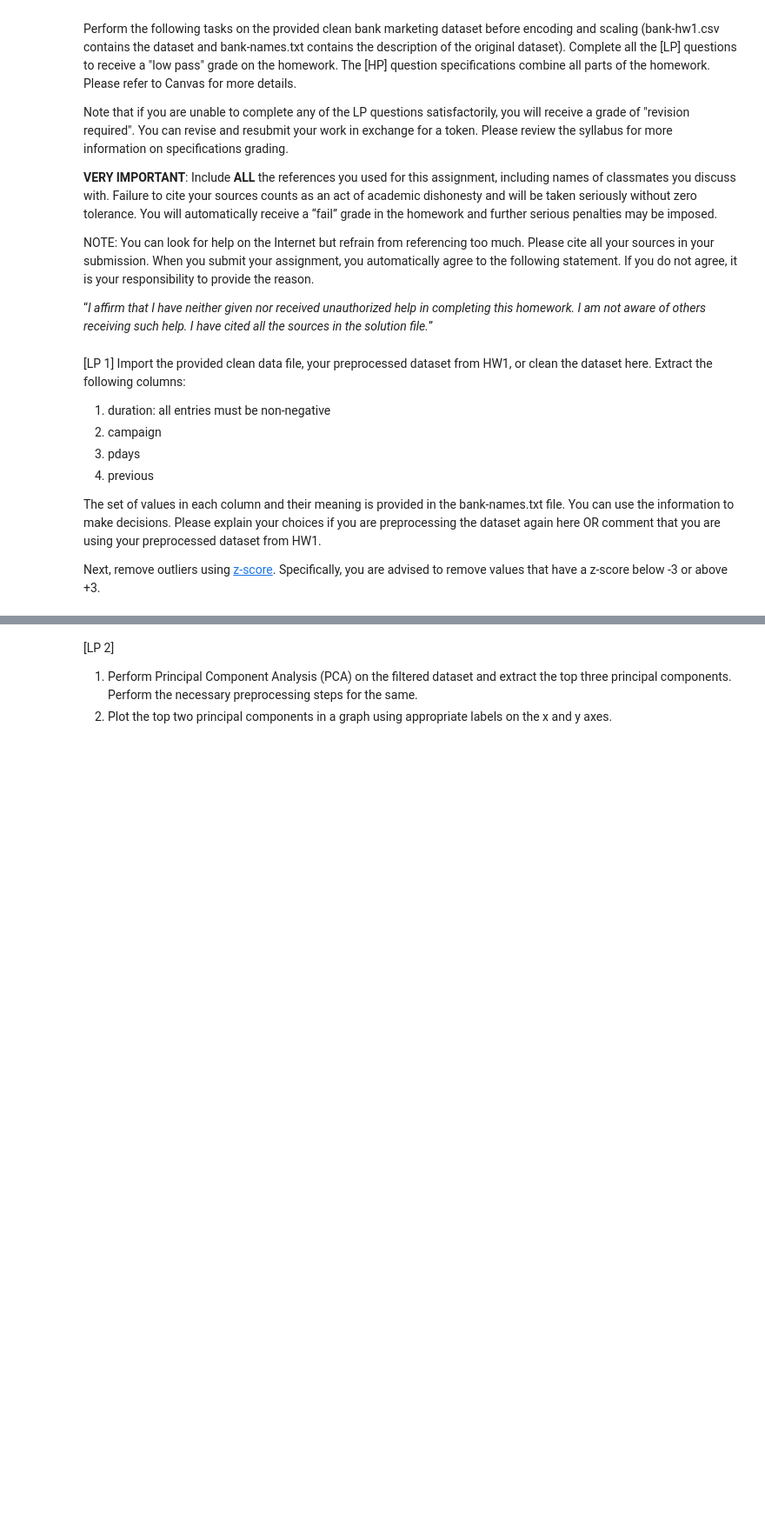
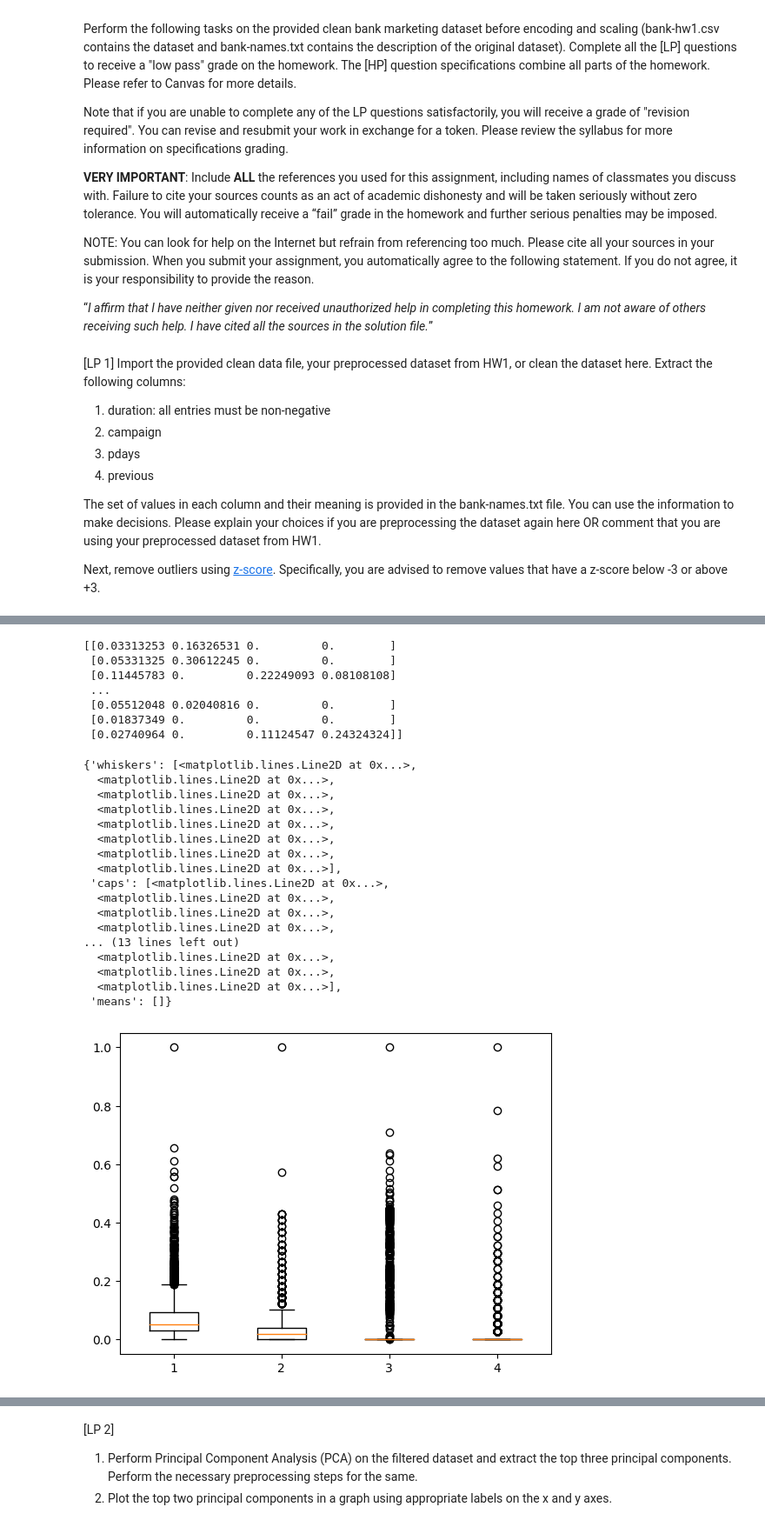
Before and after one commit to ankitajaswal/Cmpe255, a Jupyter notebook: HW2/Part2/HW 2 Part 2 - PCA and Clustering.ipynb, the cells around one changed output, grey strips where cells are left out. Shown at 87% size. Cells and saved outputs as stored; diff of their text form; code cells hidden in the pictures; blank space fills up the shorter version.

```diff
--- a/HW2/Part2/HW 2 Part 2 - PCA and Clustering.ipynb
+++ b/HW2/Part2/HW 2 Part 2 - PCA and Clustering.ipynb
@@ -28,3 +30,7 @@ Next, remove outliers using [z-score](https://docs.scipy.org/doc/scipy/reference
 # %%
 # Your code for LP1 goes here
 # Feel free to add cells below this for LP1
+import pandas as pd
+
+path = "../Part2/bank-hw2-clean.csv"
+bank_df = pd.read_csv(path, header=0)
@@ -30,0 +57,4 @@ Next, remove outliers using [z-score](https://docs.scipy.org/doc/scipy/reference
+# %%
+bank_select = ['duration', 'campaign', 'pdays', 'previous']
+bank_new = bank_df[bank_select]
+bank_new.info()
@@ -30,0 +155,36 @@ Next, remove outliers using [z-score](https://docs.scipy.org/doc/scipy/reference
+# %%
+from matplotlib import pyplot as plt
+import numpy as np
+from sklearn.preprocessing import MinMaxScaler
+
+scaler = MinMaxScaler()
+
+scaled_data = scaler.fit_transform(bank_new)
+print(scaled_data)
+plt.boxplot(scaled_data)
+# %% [output]
+[[0.03313253 0.16326531 0.         0.        ]
+ [0.05331325 0.30612245 0.         0.        ]
+ [0.11445783 0.         0.22249093 0.08108108]
+ ...
+ [0.05512048 0.02040816 0.         0.        ]
+ [0.01837349 0.         0.         0.        ]
+ [0.02740964 0.         0.11124547 0.24324324]]
+{'whiskers': [<matplotlib.lines.Line2D at 0x...>,
+  <matplotlib.lines.Line2D at 0x...>,
+  <matplotlib.lines.Line2D at 0x...>,
+  <matplotlib.lines.Line2D at 0x...>,
+  <matplotlib.lines.Line2D at 0x...>,
+  <matplotlib.lines.Line2D at 0x...>,
+  <matplotlib.lines.Line2D at 0x...>,
+  <matplotlib.lines.Line2D at 0x...>],
+ 'caps': [<matplotlib.lines.Line2D at 0x...>,
+  <matplotlib.lines.Line2D at 0x...>,
+  <matplotlib.lines.Line2D at 0x...>,
+  <matplotlib.lines.Line2D at 0x...>,
+... (13 lines left out)
+  <matplotlib.lines.Line2D at 0x...>,
+  <matplotlib.lines.Line2D at 0x...>,
+  <matplotlib.lines.Line2D at 0x...>],
+ 'means': []}
+[figure, added]
```
Also changed, not shown: parts of 14 cells of this notebook.
